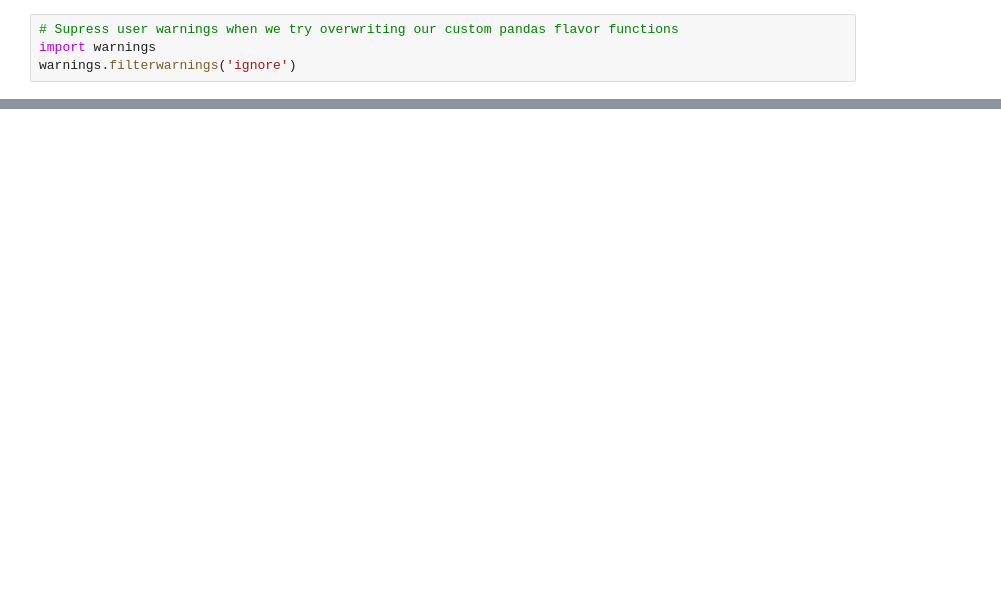
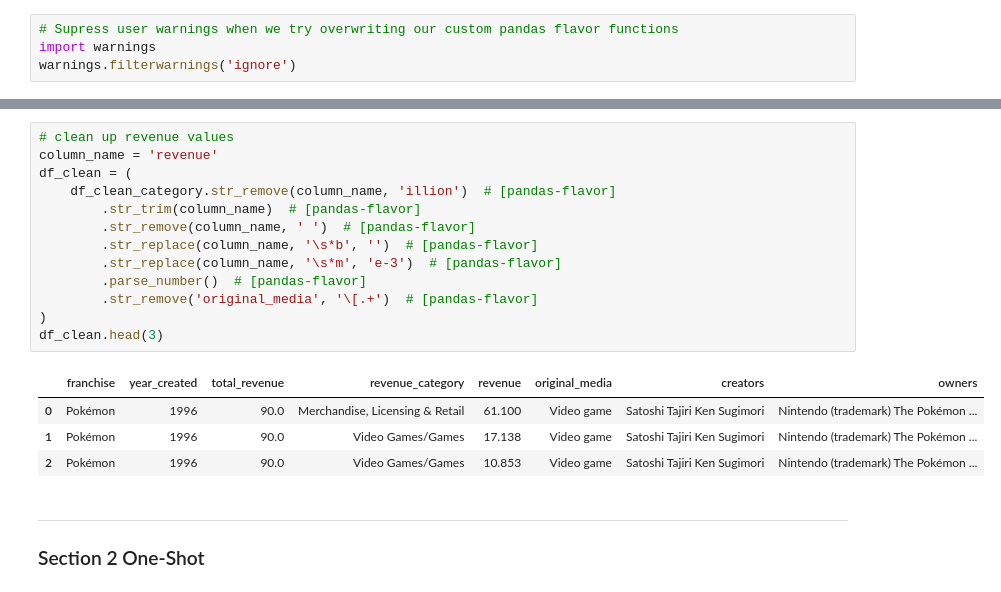
Before and after one commit to pyjanitor-devs/pyjanitor, a Jupyter notebook: examples/notebooks/medium_franchise.ipynb, the cells around one changed output, grey strips where cells are left out. Drawn from its saved outputs; the diff is of its cells as text; blank space fills up the shorter version.

```diff
--- a/examples/notebooks/medium_franchise.ipynb
+++ b/examples/notebooks/medium_franchise.ipynb
@@ -252,0 +441,22 @@ df_clean = (
+# %%
+# clean up revenue values
+column_name = 'revenue'
+df_clean = (
+    df_clean_category.str_remove(column_name, 'illion')  # [pandas-flavor]
+        .str_trim(column_name)  # [pandas-flavor]
+        .str_remove(column_name, ' ')  # [pandas-flavor]
+        .str_replace(column_name, '\s*b', '')  # [pandas-flavor]
+        .str_replace(column_name, '\s*m', 'e-3')  # [pandas-flavor]
+        .parse_number()  # [pandas-flavor]
+        .str_remove('original_media', '\[.+')  # [pandas-flavor]
+)
+df_clean.head(3)
+# %% [output]
+|  | franchise | year_created | total_revenue | revenue_category | revenue | original_media | creators | owners |
+| 0 | Pokémon | 1996 | 90.0 | Merchandise, Licensing & Retail | 61.100 | Video game | Satoshi Tajiri Ken Sugimori | Nintendo (trademark) The Pokémon ... |
+| 1 | Pokémon | 1996 | 90.0 | Video Games/Games | 17.138 | Video game | Satoshi Tajiri Ken Sugimori | Nintendo (trademark) The Pokémon ... |
+| 2 | Pokémon | 1996 | 90.0 | Video Games/Games | 10.853 | Video game | Satoshi Tajiri Ken Sugimori | Nintendo (trademark) The Pokémon ... |
+# %% [markdown]
+---
+
+### Section 2 One-Shot
```
Also changed, not shown: parts of 43 cells of this notebook.
